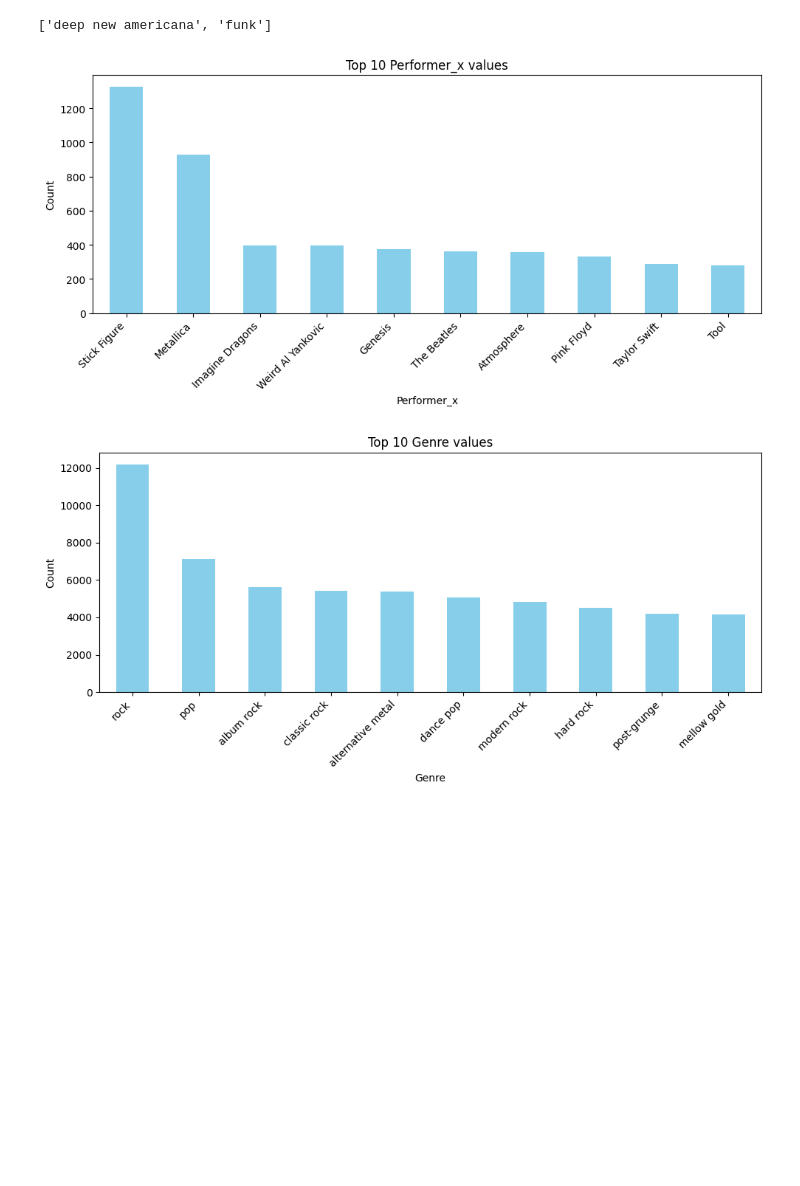
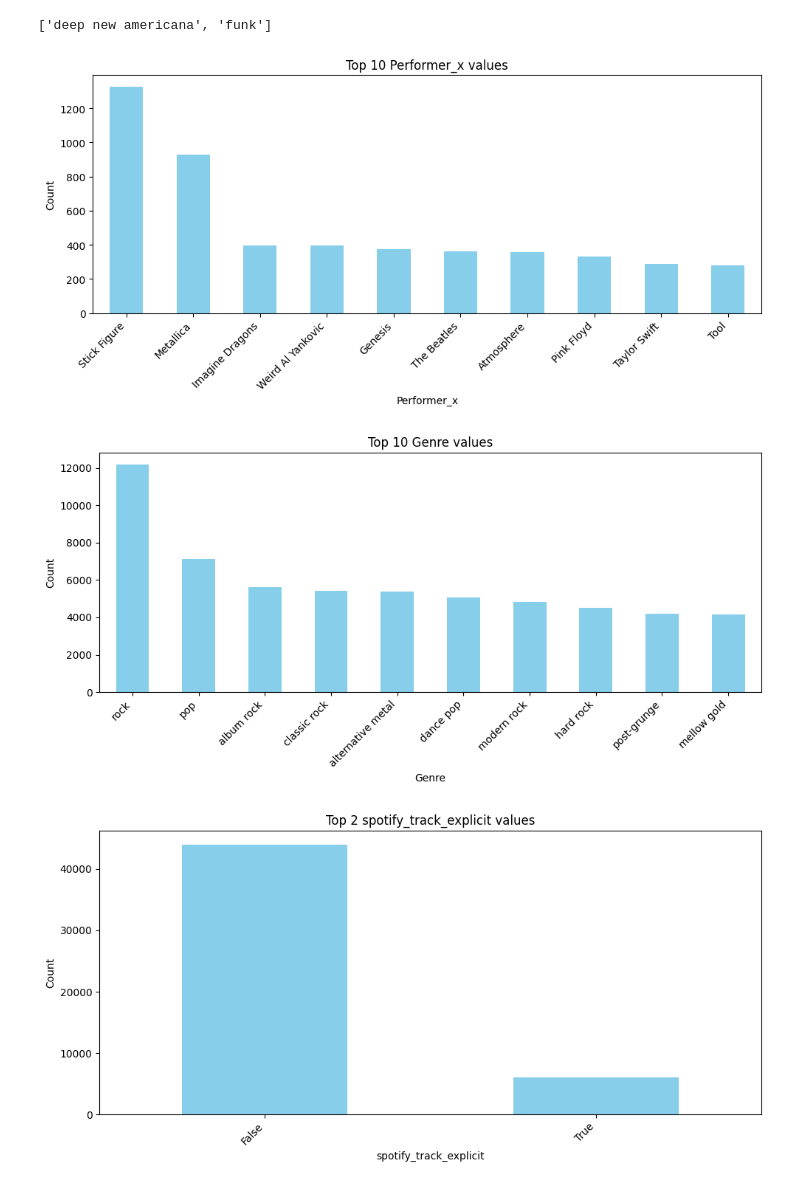
Before and after one commit to TuneHive/ML-TuneHive, a Jupyter notebook: eda/Data analysis on music.ipynb, the cells around one changed output. Cells and saved outputs as stored; diff of their text form; code cells hidden in the pictures; blank space fills up the shorter version.

```diff
--- a/eda/Data analysis on music.ipynb
+++ b/eda/Data analysis on music.ipynb
@@ -79,6 +102,8 @@ def plot_training_data(df, column, n):
 # %%
 plot_training_data(session_data, "Performer_x", n=10)
 plot_training_data(genres_df, "Genre", n=10)
+plot_training_data(session_data, "spotify_track_explicit", n=2)
 # %% [output]
 [figure]
 [figure]
+[figure, added]
```
Also changed, not shown: parts of 4 cells of this notebook.
